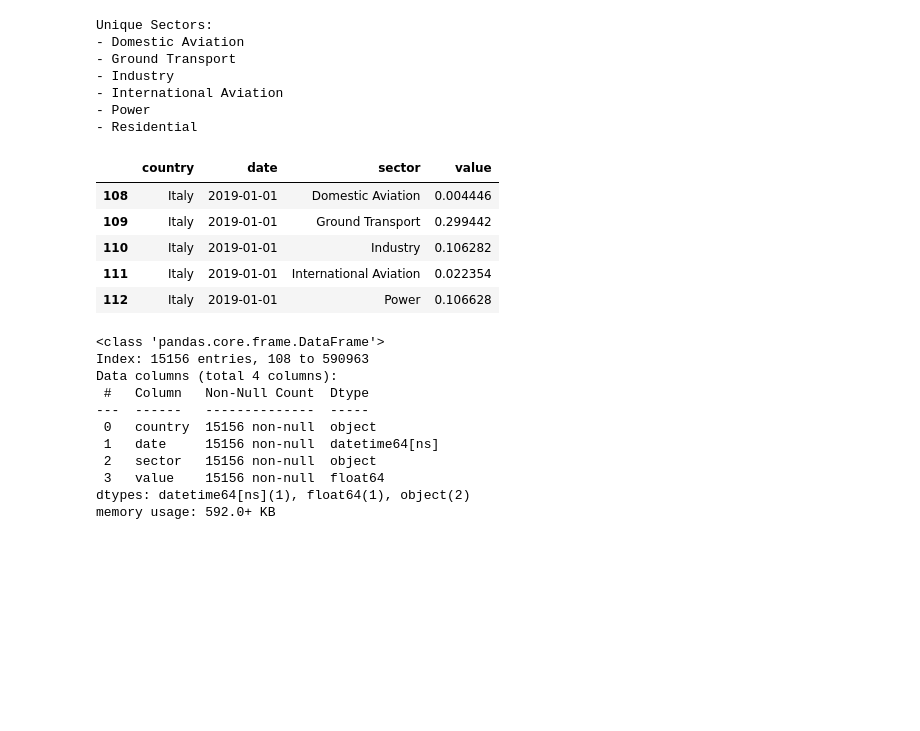
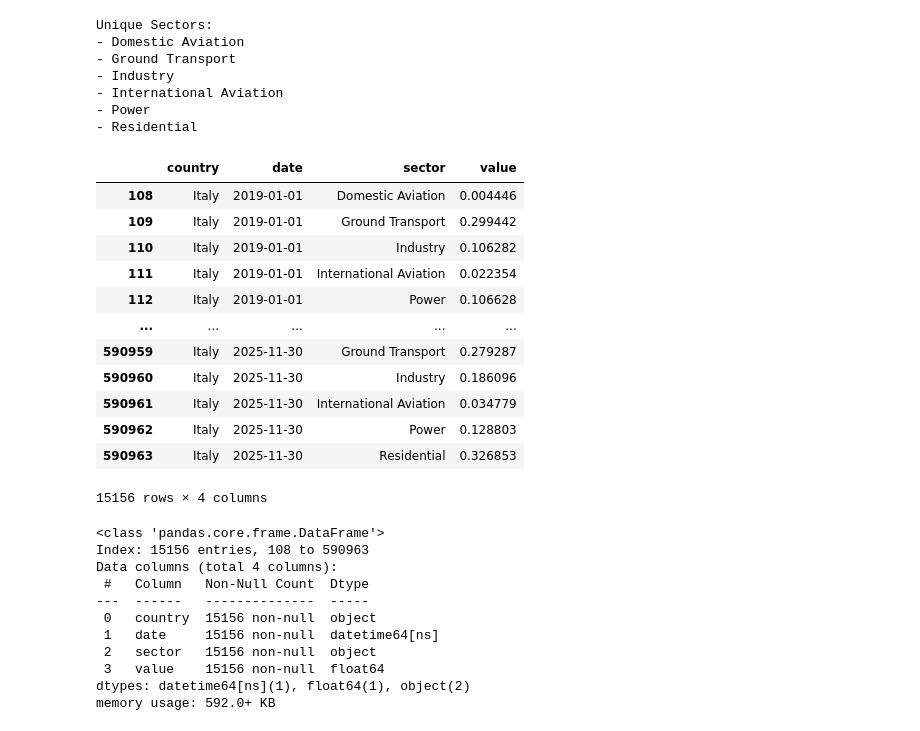
Before and after one commit to thisishasan/data_mining_and_machine_learning, a Jupyter notebook: data_mining_machine_learning.ipynb, the cells around one changed output. Cells and saved outputs as stored; diff of their text form; code cells hidden in the pictures; blank space fills up the shorter version.

```diff
--- a/data_mining_machine_learning.ipynb
+++ b/data_mining_machine_learning.ipynb
@@ -147,15 +144,23 @@ Unique Sectors:
 - Power
 - Residential
 # %%
-italy_df = df[df['country'] == 'Italy']
-display(italy_df.head())
+italy_df = df.copy()
+italy_df = italy_df[italy_df['country'] == 'Italy']
+italy_df
 # %% [output]
 |  | country | date | sector | value |
 | 108 | Italy | 2019-01-01 | Domestic Aviation | 0.004446 |
 | 109 | Italy | 2019-01-01 | Ground Transport | 0.299442 |
 | 110 | Italy | 2019-01-01 | Industry | 0.106282 |
 | 111 | Italy | 2019-01-01 | International Aviation | 0.022354 |
 | 112 | Italy | 2019-01-01 | Power | 0.106628 |
+| ... | ... | ... | ... | ... |
+| 590959 | Italy | 2025-11-30 | Ground Transport | 0.279287 |
+| 590960 | Italy | 2025-11-30 | Industry | 0.186096 |
+| 590961 | Italy | 2025-11-30 | International Aviation | 0.034779 |
+| 590962 | Italy | 2025-11-30 | Power | 0.128803 |
+| 590963 | Italy | 2025-11-30 | Residential | 0.326853 |
+15156 rows × 4 columns
 # %%
 italy_df.info()
 # %% [output]
```
Also changed, not shown: parts of 12 cells of this notebook.
